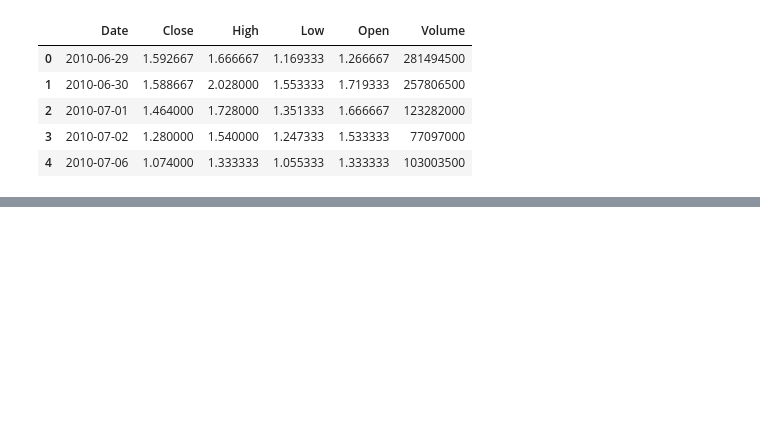
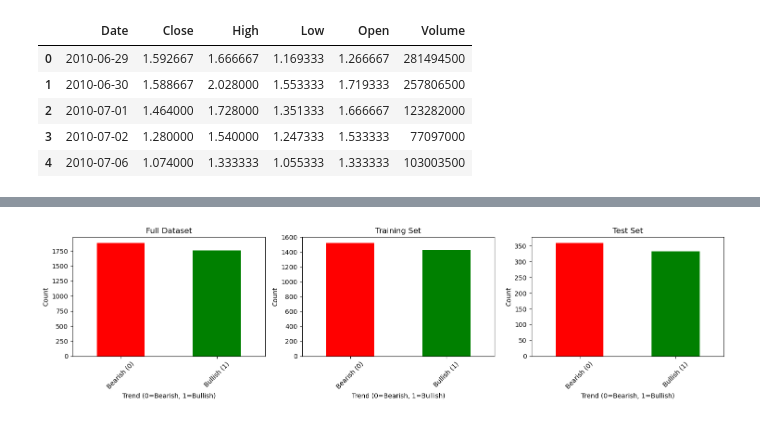
Before and after one commit to Thomasjiin/ML_Project, a Jupyter notebook: Tesla_stock_trend_prediction.ipynb, the cells around one changed output, grey strips where cells are left out. Saved outputs shown, nothing was run; the diff lists cells and outputs as text; code cells hidden in the pictures; blank space fills up the shorter version.

```diff
--- a/Tesla_stock_trend_prediction.ipynb
+++ b/Tesla_stock_trend_prediction.ipynb
@@ -120,0 +214,3 @@ plt.show()
+# %%
+data = data.dropna()
+print(data.isnull().sum())
@@ -120,0 +255,15 @@ plt.show()
+# %%
+features = ["Return_1d", "MA50", "MA200", "Volatility_20d", "RSI_14"]
+target = "Trend"
+# %%
+# in order to avoid data leakage, we will split the data into training and testing sets based on a specific date
+# and not by using the train_test_split function because it shuffles the data by default
+# We will use data up to 2022-12-31 for training and data from 2023-01-01 for testing (80-20 split)
+train = data.loc[: "2022-12-31"]
+test = data.loc["2023-01-01":]
+# %%
+X_train = train[features]
+y_train = train[target]
+
+X_test = test[features]
+y_test = test[target]
@@ -120,0 +380,25 @@ plt.show()
+# %%
+fig, axes = plt.subplots(1, 3, figsize=(15, 4))
+
+data["Trend"].value_counts().plot(kind='bar', ax=axes[0], color=['red', 'green'])
+axes[0].set_title('Full Dataset')
+axes[0].set_xlabel('Trend (0=Bearish, 1=Bullish)')
+axes[0].set_ylabel('Count')
+axes[0].set_xticklabels(['Bearish (0)', 'Bullish (1)'], rotation=45)
+
+y_train.value_counts().plot(kind='bar', ax=axes[1], color=['red', 'green'])
+axes[1].set_title('Training Set')
+axes[1].set_xlabel('Trend (0=Bearish, 1=Bullish)')
+axes[1].set_ylabel('Count')
+axes[1].set_xticklabels(['Bearish (0)', 'Bullish (1)'], rotation=45)
+
+y_test.value_counts().plot(kind='bar', ax=axes[2], color=['red', 'green'])
+axes[2].set_title('Test Set')
+axes[2].set_xlabel('Trend (0=Bearish, 1=Bullish)')
+axes[2].set_ylabel('Count')
+axes[2].set_xticklabels(['Bearish (0)', 'Bullish (1)'], rotation=45)
+
+plt.tight_layout()
+plt.show()
+# %% [output]
+[figure, added]
```
Also changed, not shown: parts of 55 cells of this notebook.
